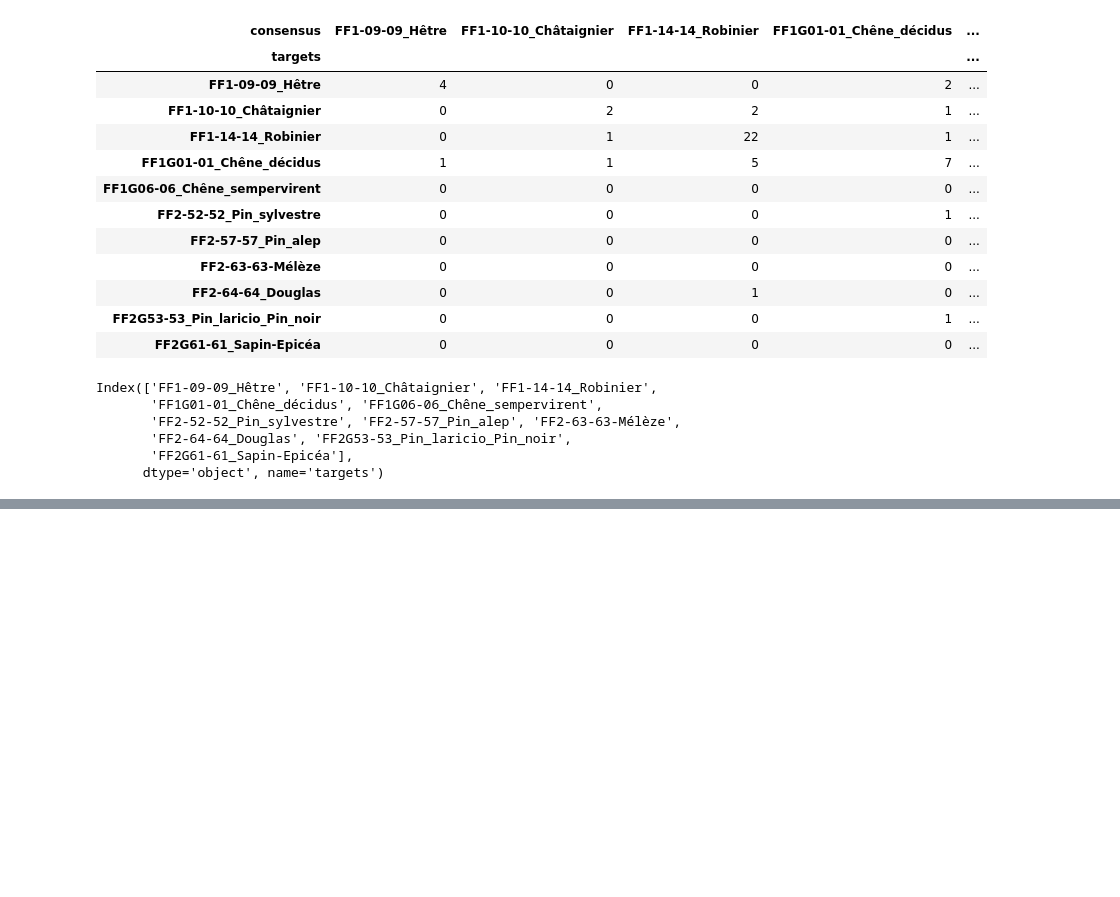
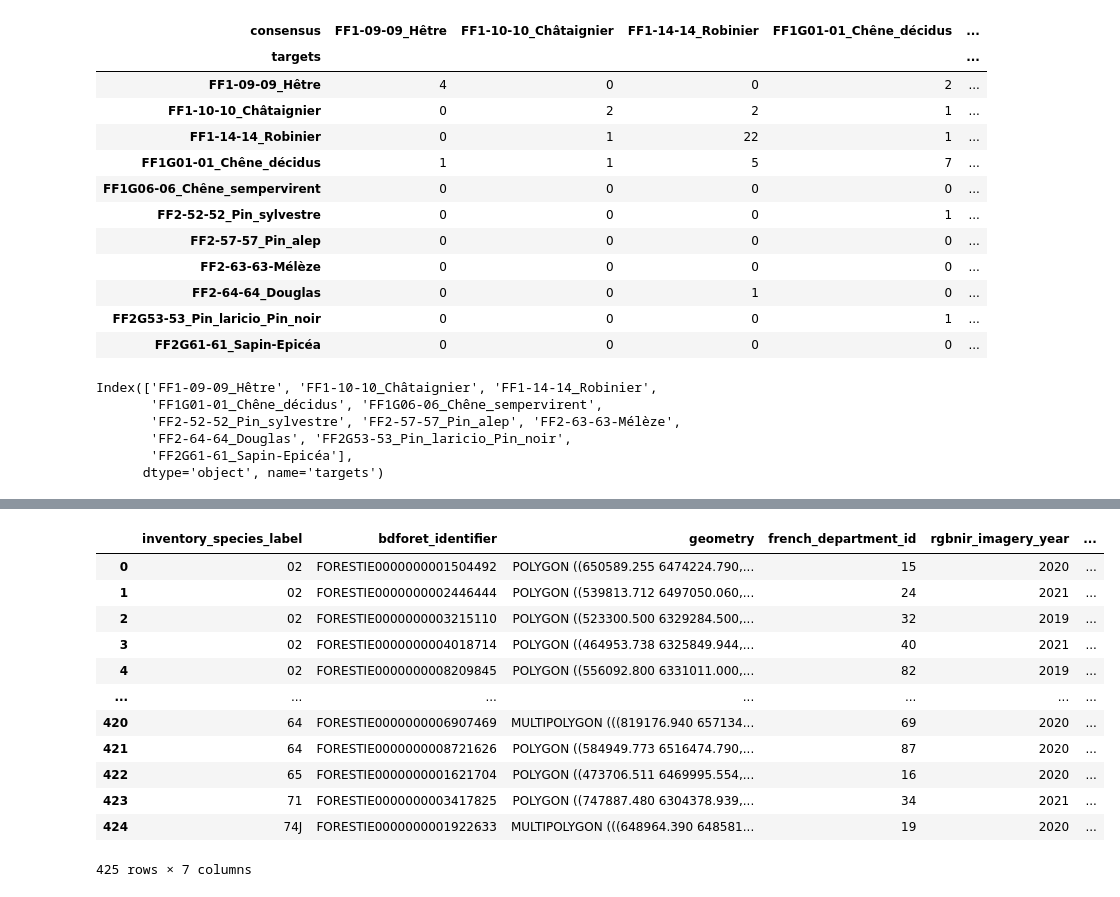
Before and after one commit to IGNF/myria3d, a Jupyter notebook: PureForestID-prediction-by-polygon.ipynb, the cells around one changed output, grey strips where cells are left out. Cells and saved outputs as stored; diff of their text form; code cells hidden in the pictures; blank space fills up the shorter version.

```diff
--- a/PureForestID-prediction-by-polygon.ipynb
+++ b/PureForestID-prediction-by-polygon.ipynb
@@ -211,0 +241,8 @@ plt.savefig(PREDICTIONS_FOLDER_TEST / "CM-by-polygon-val-and-test.png")
+# %%
+# Aggrégation aux polygones initiaux
+annotations = gpd.read_file("/mnt/store-lidarhd/projet-LHD/IA/BDForet/Data/PureForestID/metadata/PureForestID-annotations.gpkg")
+# gdf = gdf[gdf.split.isin(["test","val"])]
+# gdf = gdf[["bdforet_identifier", "patch_num", "bdforet_identifier","bdforet_cat_code", "bdforet_cat_name","inventory_species_label", ]]
+print(annotations.columns)
+print(len(annotations))
+annotations.head()
@@ -211,0 +261,18 @@ plt.savefig(PREDICTIONS_FOLDER_TEST / "CM-by-polygon-val-and-test.png")
+# %%
+# We merge when a bd foret polygon was splitted into n polygons of the same species
+annotations = annotations.dissolve(by=["inventory_species_label","bdforet_identifier"], as_index=False)
+annotations
+# %% [output]
+|  | inventory_species_label | bdforet_identifier | geometry | french_department_id | rgbnir_imagery_year | ... |
+| 0 | 02 | FORESTIE0000000001504492 | POLYGON ((650589.255 6474224.790,... | 15 | 2020 | ... |
+| 1 | 02 | FORESTIE0000000002446444 | POLYGON ((539813.712 6497050.060,... | 24 | 2021 | ... |
+| 2 | 02 | FORESTIE0000000003215110 | POLYGON ((523300.500 6329284.500,... | 32 | 2019 | ... |
+| 3 | 02 | FORESTIE0000000004018714 | POLYGON ((464953.738 6325849.944,... | 40 | 2021 | ... |
+| 4 | 02 | FORESTIE0000000008209845 | POLYGON ((556092.800 6331011.000,... | 82 | 2019 | ... |
+| ... | ... | ... | ... | ... | ... | ... |
+| 420 | 64 | FORESTIE0000000006907469 | MULTIPOLYGON (((819176.940 657134... | 69 | 2020 | ... |
+| 421 | 64 | FORESTIE0000000008721626 | POLYGON ((584949.773 6516474.790,... | 87 | 2020 | ... |
+| 422 | 65 | FORESTIE0000000001621704 | POLYGON ((473706.511 6469995.554,... | 16 | 2020 | ... |
+| 423 | 71 | FORESTIE0000000003417825 | POLYGON ((747887.480 6304378.939,... | 34 | 2021 | ... |
+| 424 | 74J | FORESTIE0000000001922633 | MULTIPOLYGON (((648964.390 648581... | 19 | 2020 | ... |
+425 rows × 7 columns
```
Also changed, not shown: parts of 7 cells of this notebook.
